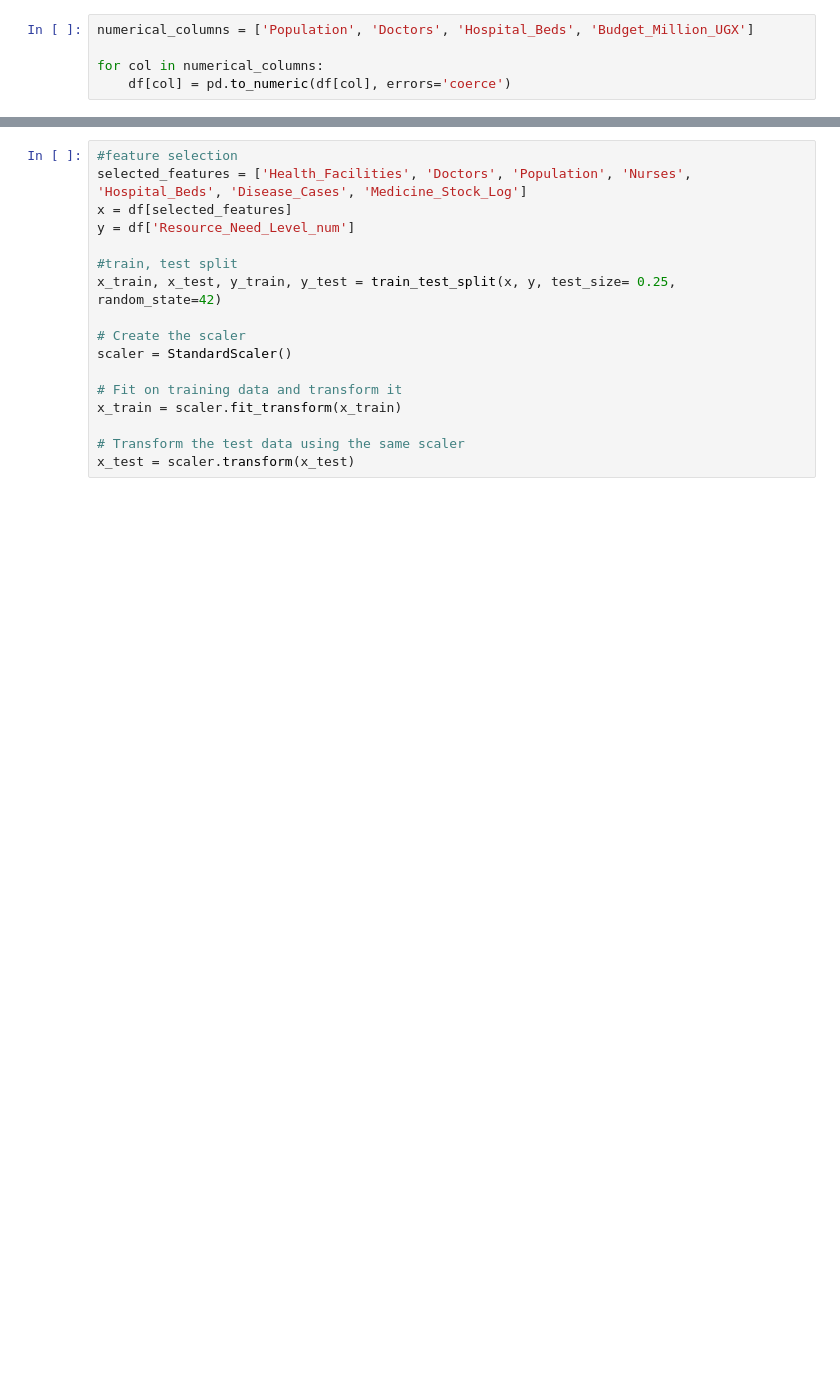
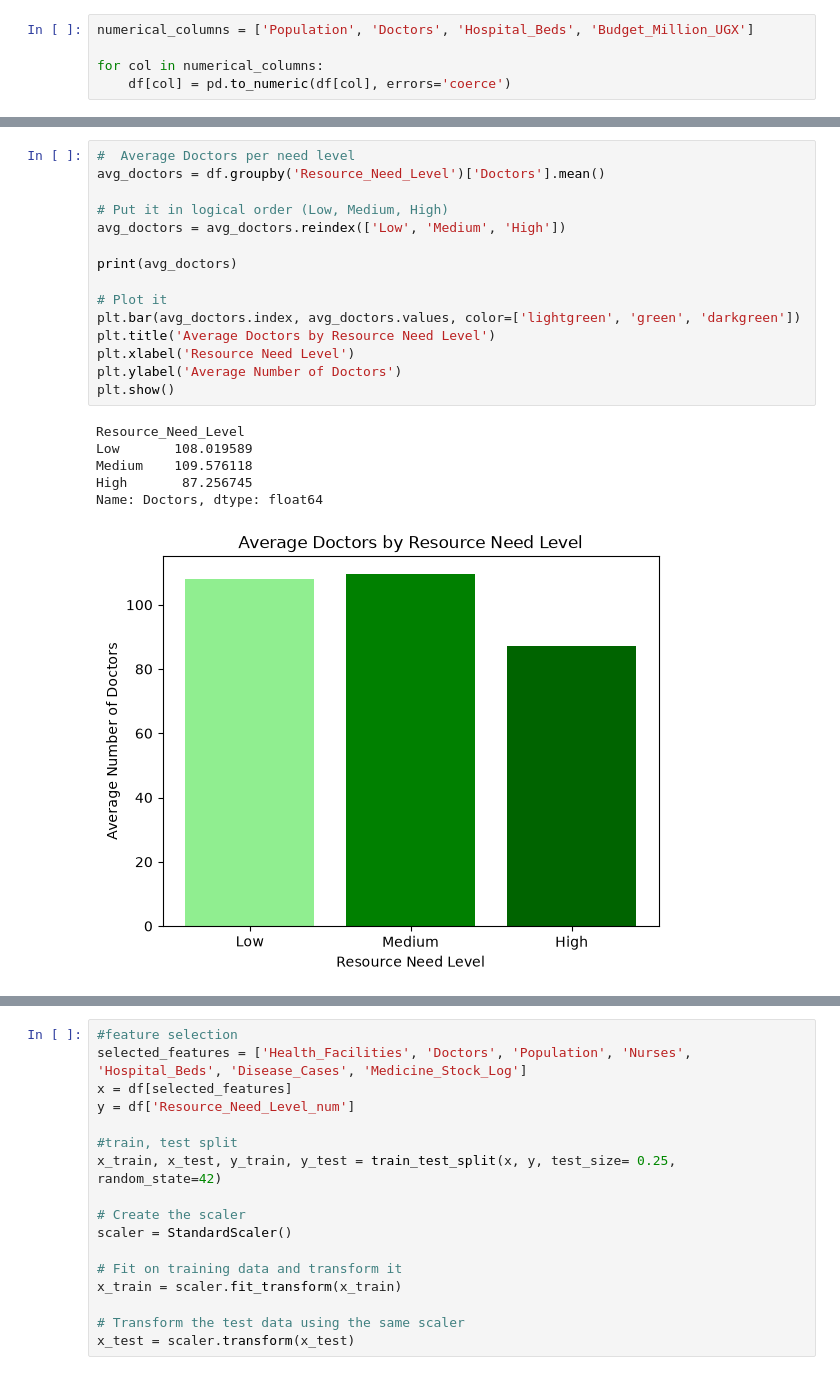
Before and after one commit to Nandrog/Health_Resource_Allocation_Modal, a Jupyter notebook: Health_Resource_Allocation_Model.ipynb, the cells around one changed output, grey strips where cells are left out. Saved outputs shown, nothing was run; the diff lists cells and outputs as text; blank space fills up the shorter version.

```diff
--- a/Health_Resource_Allocation_Model.ipynb
+++ b/Health_Resource_Allocation_Model.ipynb
@@ -144,0 +310,22 @@ low_stock_high_need.head()
+# %%
+#  Average Doctors per need level
+avg_doctors = df.groupby('Resource_Need_Level')['Doctors'].mean()
+
+# Put it in logical order (Low, Medium, High)
+avg_doctors = avg_doctors.reindex(['Low', 'Medium', 'High'])
+
+print(avg_doctors)
+
+# Plot it
+plt.bar(avg_doctors.index, avg_doctors.values, color=['lightgreen', 'green', 'darkgreen'])
+plt.title('Average Doctors by Resource Need Level')
+plt.xlabel('Resource Need Level')
+plt.ylabel('Average Number of Doctors')
+plt.show()
+# %% [output]
+Resource_Need_Level
+Low       108.019589
+Medium    109.576118
+High       87.256745
+Name: Doctors, dtype: float64
+[figure, added]
```
Also changed, not shown: parts of 24 cells of this notebook.
